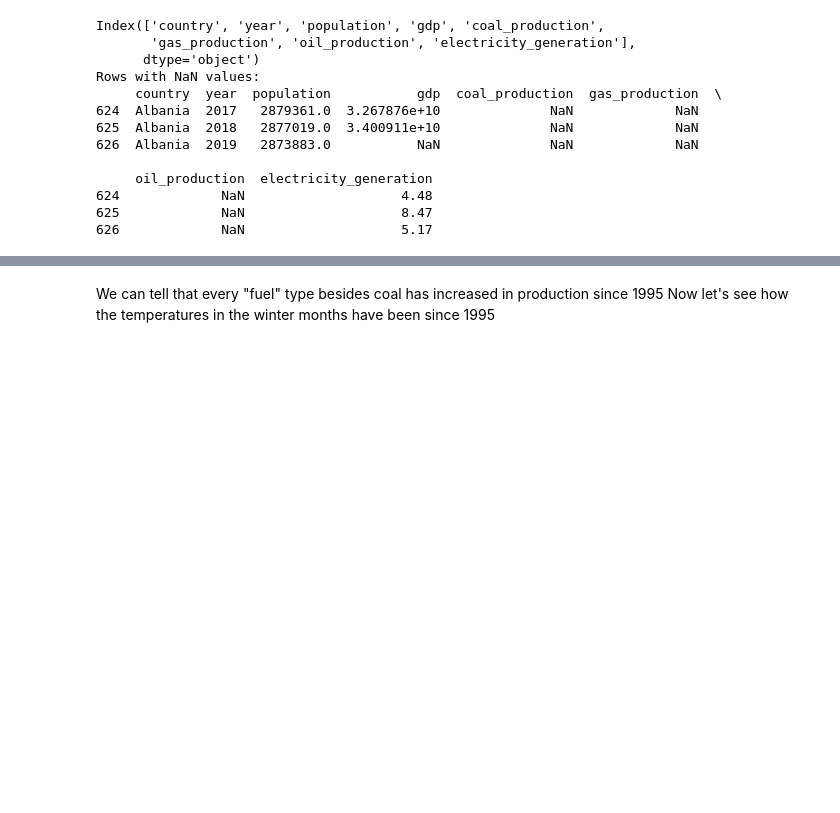
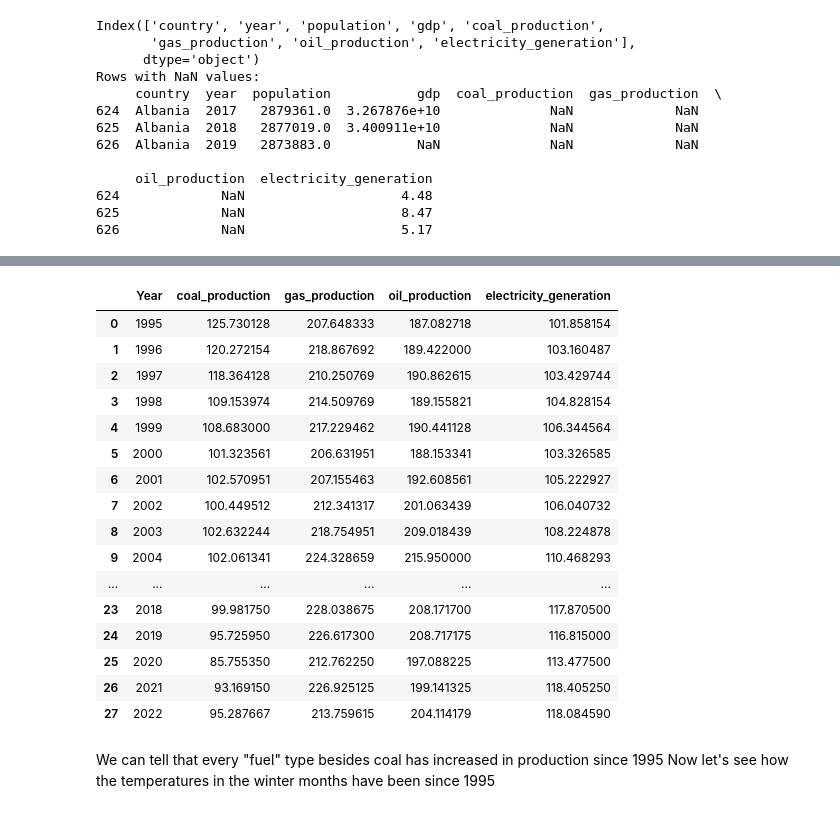
Before and after one commit to Daria-Mihaila-1/Climate-Change-in-Europe-based-On-Energy-Production-Regression, a Jupyter notebook: Energy_Production_Regression.ipynb, the cells around one changed output, grey strips where cells are left out. Cells and saved outputs as stored; diff of their text form; code cells hidden in the pictures; blank space fills up the shorter version.

```diff
--- a/Energy_Production_Regression.ipynb
+++ b/Energy_Production_Regression.ipynb
@@ -250,3 +259,25 @@ for i, p in enumerate(production):
+# %%
+# df = df.rename(columns={'old_name': 'new_name', 'old_age': 'new_age'})
+averaged_european_production_per_year_df = averaged_european_production_per_year_df.rename(columns={'year':'Year'})
+averaged_european_production_per_year_df
+# %% [output]
+|  | Year | coal_production | gas_production | oil_production | electricity_generation |
+| 0 | 1995 | 125.730128 | 207.648333 | 187.082718 | 101.858154 |
+| 1 | 1996 | 120.272154 | 218.867692 | 189.422000 | 103.160487 |
+| 2 | 1997 | 118.364128 | 210.250769 | 190.862615 | 103.429744 |
+| 3 | 1998 | 109.153974 | 214.509769 | 189.155821 | 104.828154 |
+| 4 | 1999 | 108.683000 | 217.229462 | 190.441128 | 106.344564 |
+| 5 | 2000 | 101.323561 | 206.631951 | 188.153341 | 103.326585 |
+| 6 | 2001 | 102.570951 | 207.155463 | 192.608561 | 105.222927 |
+| 7 | 2002 | 100.449512 | 212.341317 | 201.063439 | 106.040732 |
+| 8 | 2003 | 102.632244 | 218.754951 | 209.018439 | 108.224878 |
+| 9 | 2004 | 102.061341 | 224.328659 | 215.950000 | 110.468293 |
+| ... | ... | ... | ... | ... | ... |
+| 23 | 2018 | 99.981750 | 228.038675 | 208.171700 | 117.870500 |
+| 24 | 2019 | 95.725950 | 226.617300 | 208.717175 | 116.815000 |
+| 25 | 2020 | 85.755350 | 212.762250 | 197.088225 | 113.477500 |
+| 26 | 2021 | 93.169150 | 226.925125 | 199.141325 | 118.405250 |
+| 27 | 2022 | 95.287667 | 213.759615 | 204.114179 | 118.084590 |
 # %% [markdown]
 We can tell that every "fuel" type besides coal has increased in production since 1995
 Now let's see how the temperatures in the winter months have been since 1995
```
Also changed, not shown: parts of 17 cells of this notebook.
